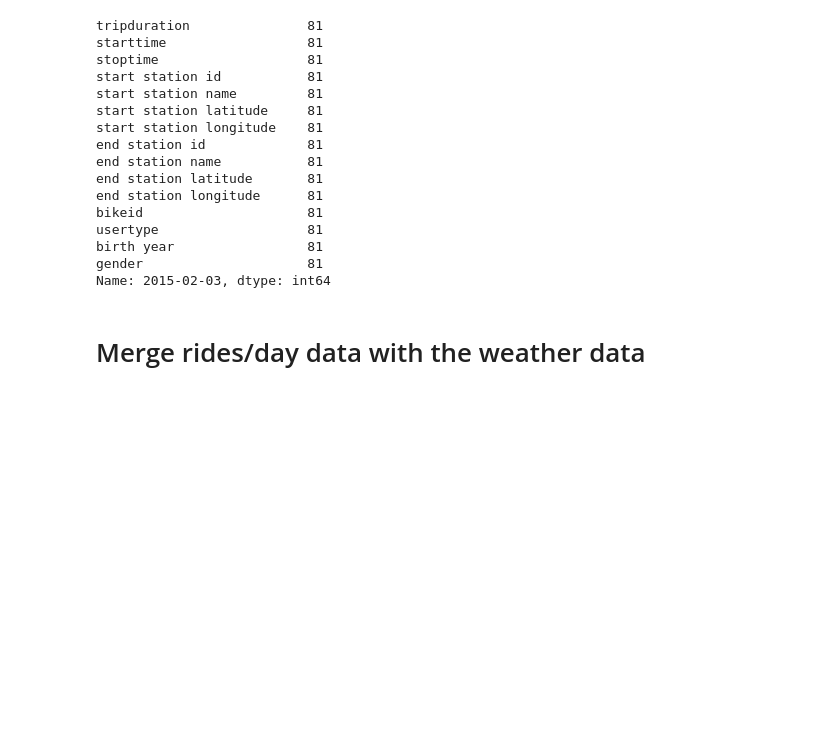
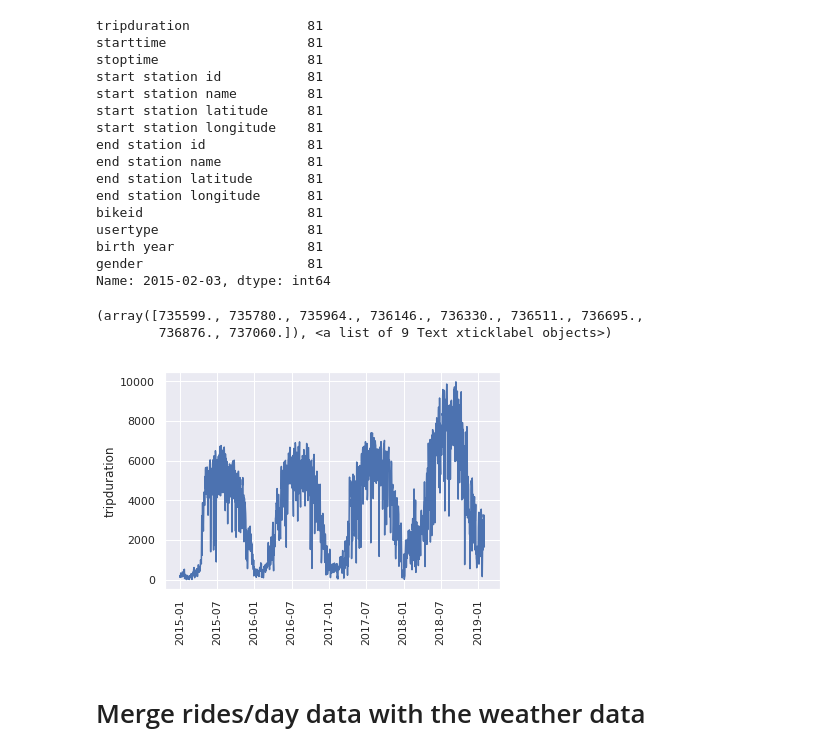
Before and after one commit to ccfreeman/Bikeshare_boston, a Jupyter notebook: colef_data_exploration.ipynb, the cells around one changed output. Saved outputs shown, nothing was run; the diff lists cells and outputs as text; code cells hidden in the pictures; blank space fills up the shorter version.

```diff
--- a/colef_data_exploration.ipynb
+++ b/colef_data_exploration.ipynb
@@ -110,6 +119,13 @@ usertype                   81
 birth year                 81
 gender                     81
 Name: 2015-02-03, dtype: int64
+# %%
+sns.lineplot(x=counts.index, y="tripduration", data=counts)
+plt.xticks(rotation="vertical")
+# %% [output]
+(array([735599., 735780., 735964., 736146., 736330., 736511., 736695.,
+        736876., 737060.]), <a list of 9 Text xticklabel objects>)
+[figure, added]
 # %% [markdown]
 # Merge rides/day data with the weather data
 # %%
```
Also changed, not shown: parts of 2 cells of this notebook, 1 other file.
